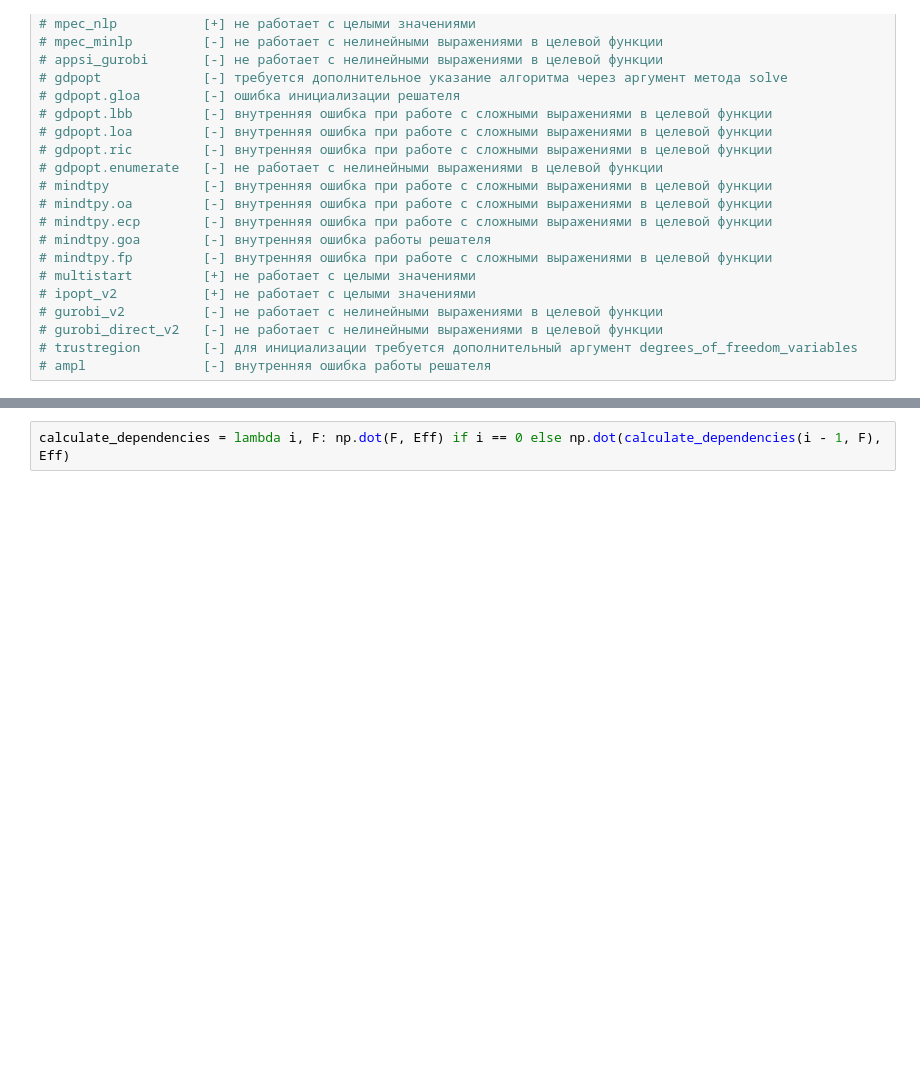
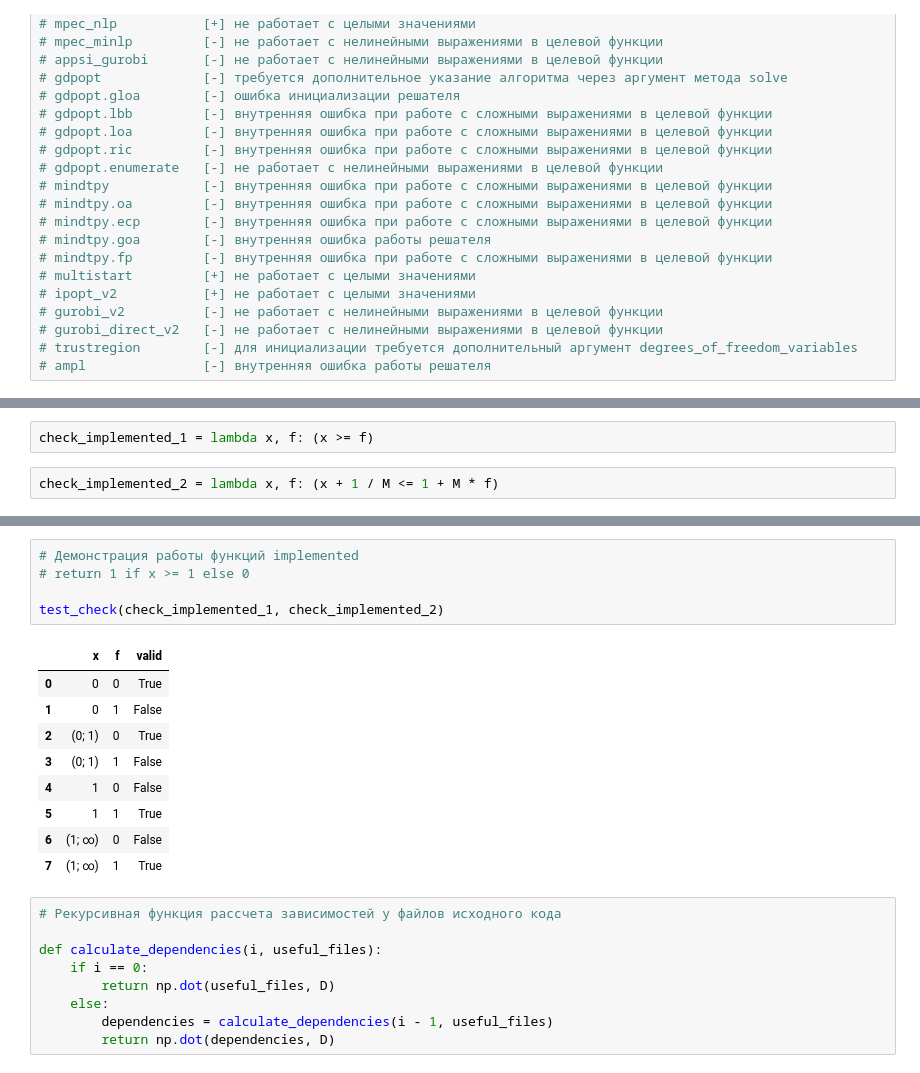
Before and after one commit to Dambr/yewking, a Jupyter notebook: task_description/pyomo/index.ipynb, the cells around one changed output, grey strips where cells are left out. Drawn from its saved outputs; the diff is of its cells as text; blank space fills up the shorter version.

```diff
--- a/task_description/pyomo/index.ipynb
+++ b/task_description/pyomo/index.ipynb
@@ -58 +85,5 @@ model.f = pyo.VarList(domain=pyo.Binary)
+# %%
+check_implemented_1 = lambda x, f: (x >= f)
+# %%
+check_implemented_2 = lambda x, f: (x + 1 / M <= 1 + M * f)
 # %%
@@ -74,4 +165,26 @@ def check_implemented(x):
+# %%
+# Демонстрация работы функций implemented
+# return 1 if x >= 1 else 0
+
+test_check(check_implemented_1, check_implemented_2)
+# %% [output]
+|  | x | f | valid |
+| 0 | 0 | 0 | True |
+| 1 | 0 | 1 | False |
+| 2 | (0; 1) | 0 | True |
+| 3 | (0; 1) | 1 | False |
+| 4 | 1 | 0 | False |
+| 5 | 1 | 1 | True |
+| 6 | (1; ∞) | 0 | False |
+| 7 | (1; ∞) | 1 | True |
 # %%
-calculate_dependencies = lambda i, F: np.dot(F, Eff) if i == 0 else np.dot(calculate_dependencies(i - 1, F), Eff)
+# Рекурсивная функция рассчета зависимостей у файлов исходного кода
+
+def calculate_dependencies(i, useful_files):
+    if i == 0:
+        return np.dot(useful_files, D)
+    else:
+        dependencies = calculate_dependencies(i - 1, useful_files)
+        return np.dot(dependencies, D)
 # %%
 # Матрица трассируемости требований к ПО на файлы исходного кода
```
Also changed, not shown: parts of 39 cells of this notebook, 1 other file.
